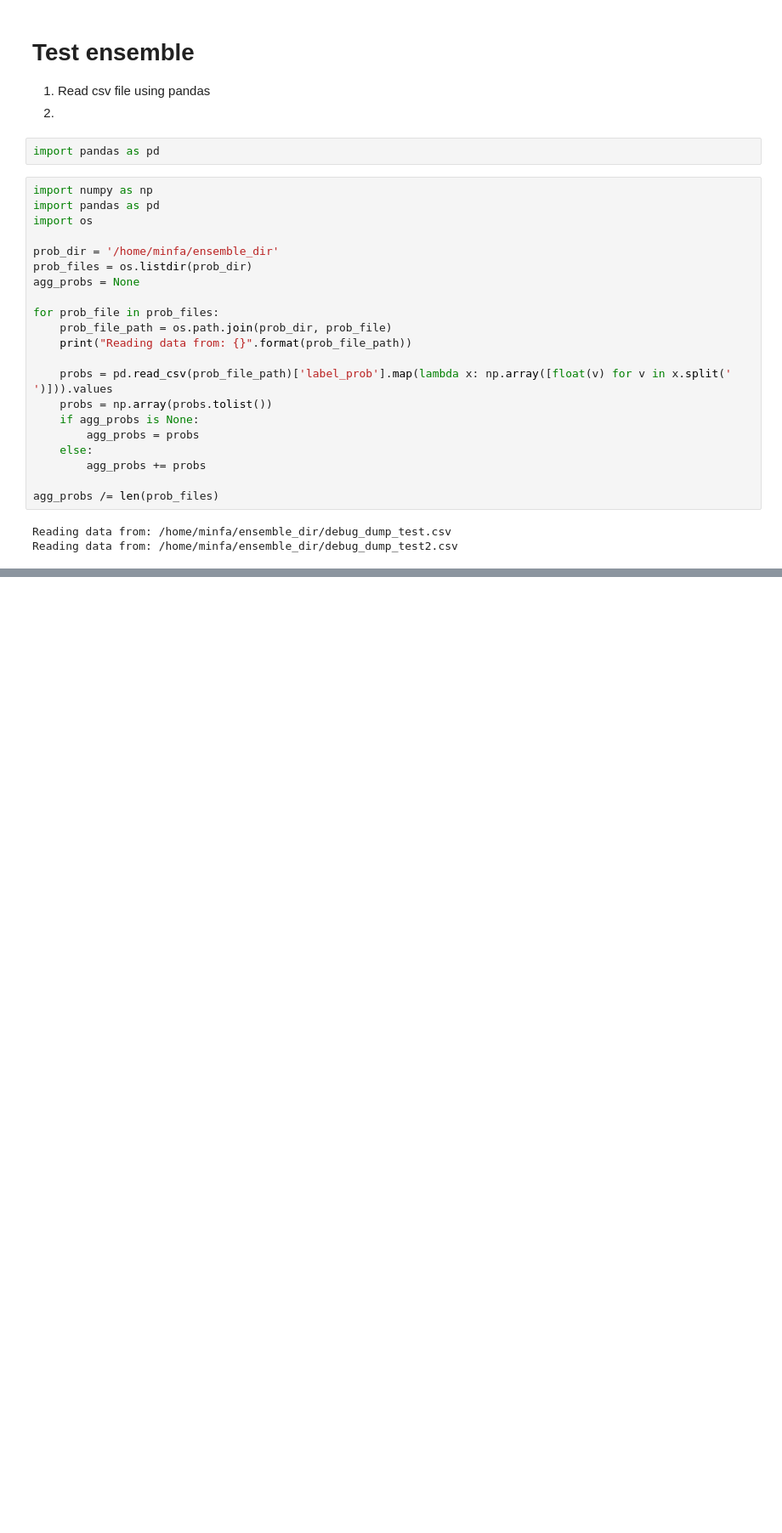
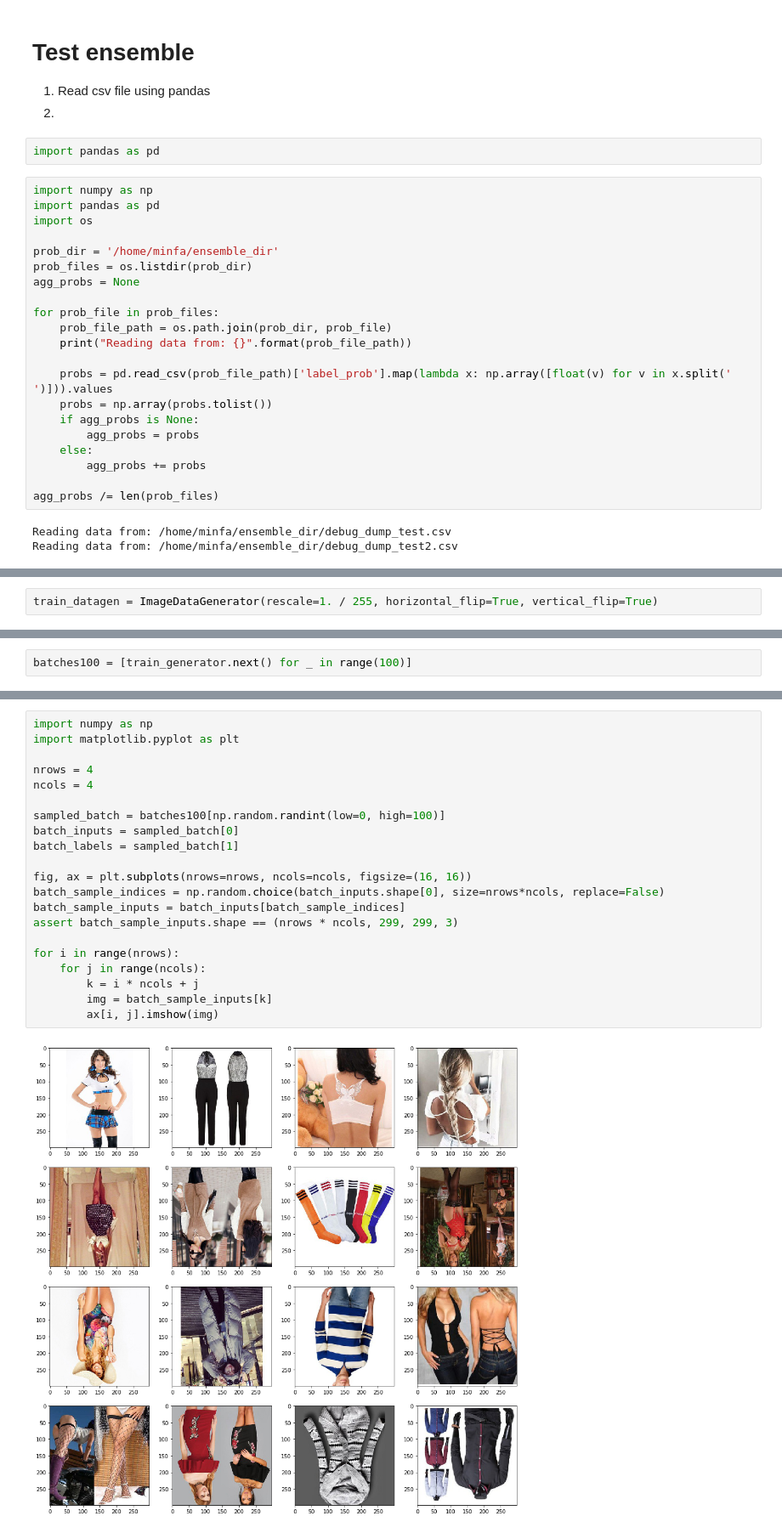
Before and after one commit to minfawang/cs231n-fashion, a Jupyter notebook: code/code_test.ipynb, the cells around one changed output, grey strips where cells are left out. Shown at 85% size. Drawn from its saved outputs; the diff is of its cells as text; blank space fills up the shorter version.

Commit message:
Add input generator debugger

```diff
--- a/code/code_test.ipynb
+++ b/code/code_test.ipynb
@@ -253,0 +289,2 @@ Reading data from: /home/minfa/ensemble_dir/debug_dump_test2.csv
+# %%
+train_datagen = ImageDataGenerator(rescale=1. / 255, horizontal_flip=True, vertical_flip=True)
@@ -253,0 +320,2 @@ Reading data from: /home/minfa/ensemble_dir/debug_dump_test2.csv
+# %%
+batches100 = [train_generator.next() for _ in range(100)]
@@ -253,0 +332,23 @@ Reading data from: /home/minfa/ensemble_dir/debug_dump_test2.csv
+# %%
+import numpy as np
+import matplotlib.pyplot as plt
+
+nrows = 4
+ncols = 4
+
+sampled_batch = batches100[np.random.randint(low=0, high=100)]
+batch_inputs = sampled_batch[0]
+batch_labels = sampled_batch[1]
+
+fig, ax = plt.subplots(nrows=nrows, ncols=ncols, figsize=(16, 16))
+batch_sample_indices = np.random.choice(batch_inputs.shape[0], size=nrows*ncols, replace=False)
+batch_sample_inputs = batch_inputs[batch_sample_indices]
+assert batch_sample_inputs.shape == (nrows * ncols, 299, 299, 3)
+
+for i in range(nrows):
+    for j in range(ncols):
+        k = i * ncols + j
+        img = batch_sample_inputs[k]
+        ax[i, j].imshow(img)
+# %% [output]
+[figure, added]
```
Also changed, not shown: parts of 15 cells of this notebook.
